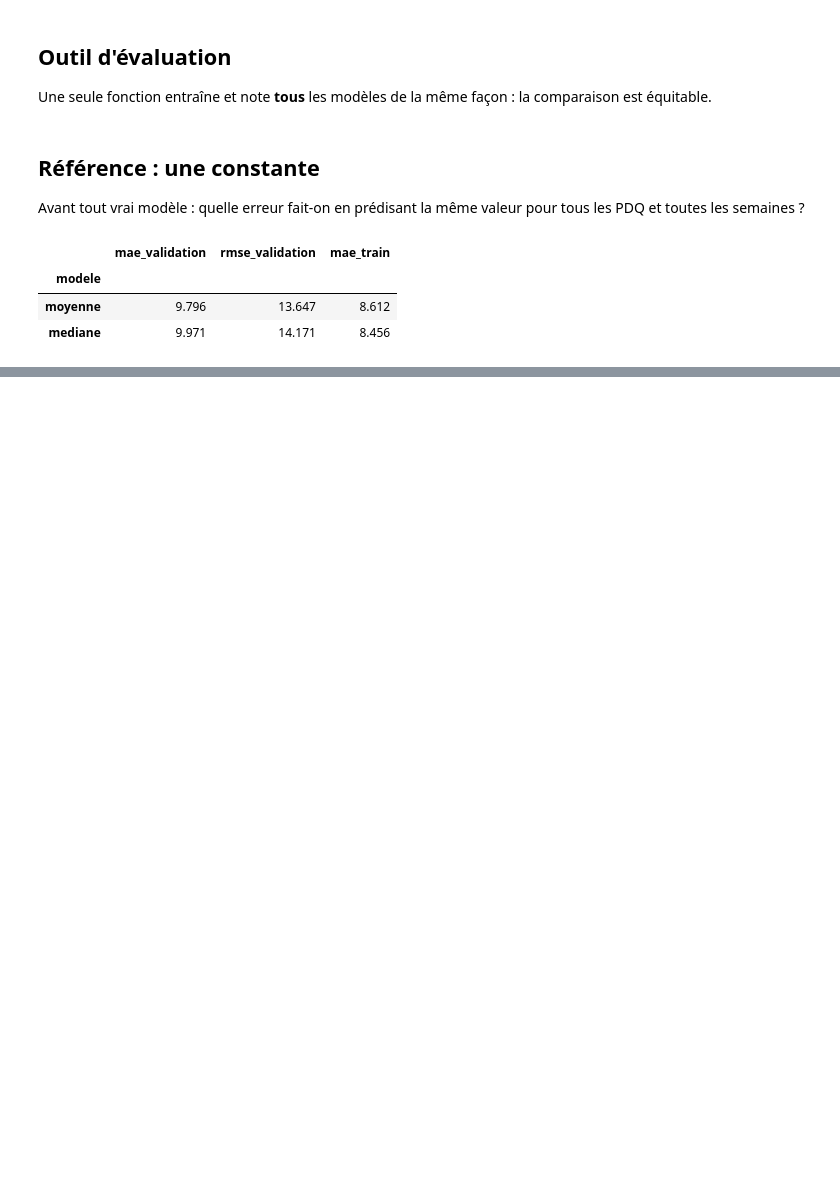
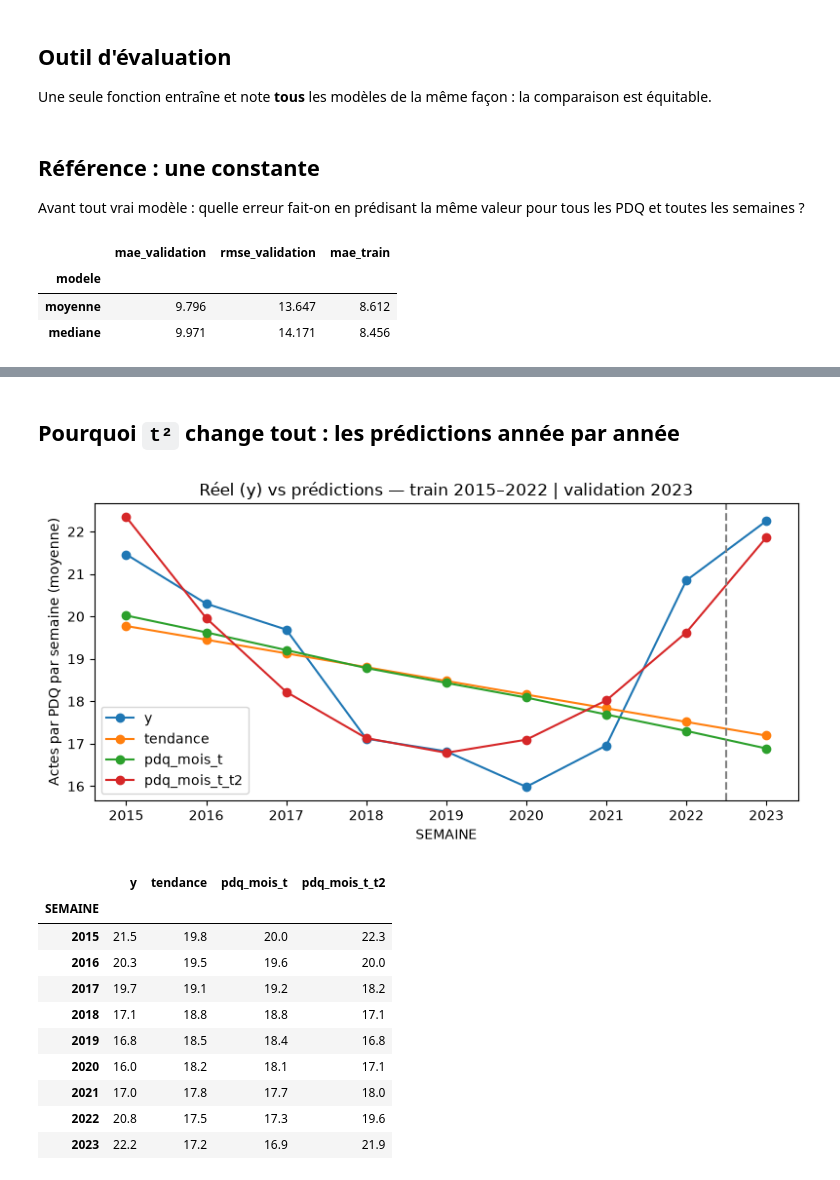
Before and after one commit to mirecloud/criminal-work, a Jupyter notebook: notebooks/01_regression_lineaire.ipynb, the cells around one changed output, grey strips where cells are left out. Cells and saved outputs as stored; diff of their text form; code cells hidden in the pictures; blank space fills up the shorter version.

```diff
--- a/notebooks/01_regression_lineaire.ipynb
+++ b/notebooks/01_regression_lineaire.ipynb
@@ -114,0 +181,33 @@ evaluer("mediane", DummyRegressor(strategy="median"), numeriques=["t"])
+# %% [markdown]
+## Pourquoi `t²` change tout : les prédictions année par année
+# %%
+import matplotlib.pyplot as plt
+
+connu = panel[panel["ENSEMBLE"].isin(["train", "validation"])].copy()   # jamais le test
+for nom in ["tendance", "pdq_mois_t", "pdq_mois_t_t2"]:
+    m = modeles[nom]
+    connu[nom] = m.predict(connu[list(m.feature_names_in_)])   # chaque modèle reçoit SES colonnes
+
+par_annee = connu.groupby(connu["SEMAINE"].dt.year)[["y", "tendance", "pdq_mois_t", "pdq_mois_t_t2"]].mean()
+
+ax = par_annee.plot(marker="o", figsize=(8, 4))
+ax.axvline(2022.5, color="grey", linestyle="--")          # frontière train | validation
+ax.set_ylabel("Actes par PDQ par semaine (moyenne)")
+ax.set_title("Réel (y) vs prédictions — train 2015–2022 | validation 2023")
+plt.tight_layout()
+plt.show()
+
+par_annee.round(1)
+# %% [output]
+[figure, added]
+|  | y | tendance | pdq_mois_t | pdq_mois_t_t2 |
+| SEMAINE |  |  |  |  |
+| 2015 | 21.5 | 19.8 | 20.0 | 22.3 |
+| 2016 | 20.3 | 19.5 | 19.6 | 20.0 |
+| 2017 | 19.7 | 19.1 | 19.2 | 18.2 |
+| 2018 | 17.1 | 18.8 | 18.8 | 17.1 |
+| 2019 | 16.8 | 18.5 | 18.4 | 16.8 |
+| 2020 | 16.0 | 18.2 | 18.1 | 17.1 |
+| 2021 | 17.0 | 17.8 | 17.7 | 18.0 |
+| 2022 | 20.8 | 17.5 | 17.3 | 19.6 |
+| 2023 | 22.2 | 17.2 | 16.9 | 21.9 |
```
Also changed, not shown: parts of 11 cells of this notebook.
